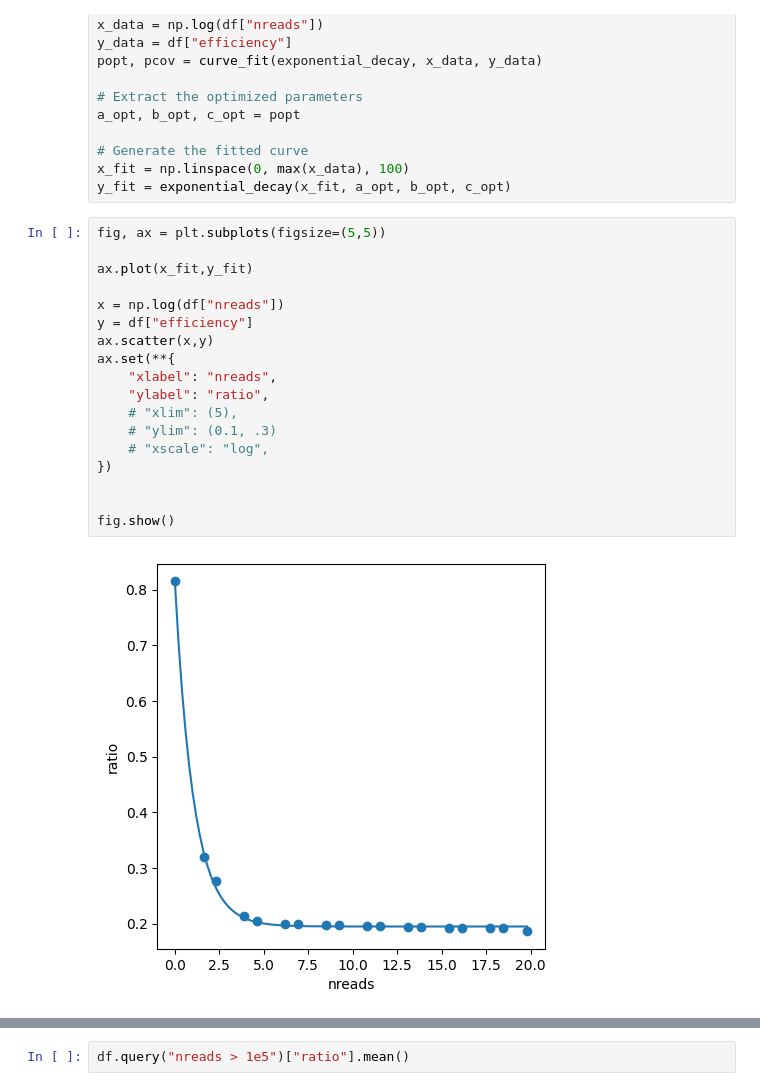
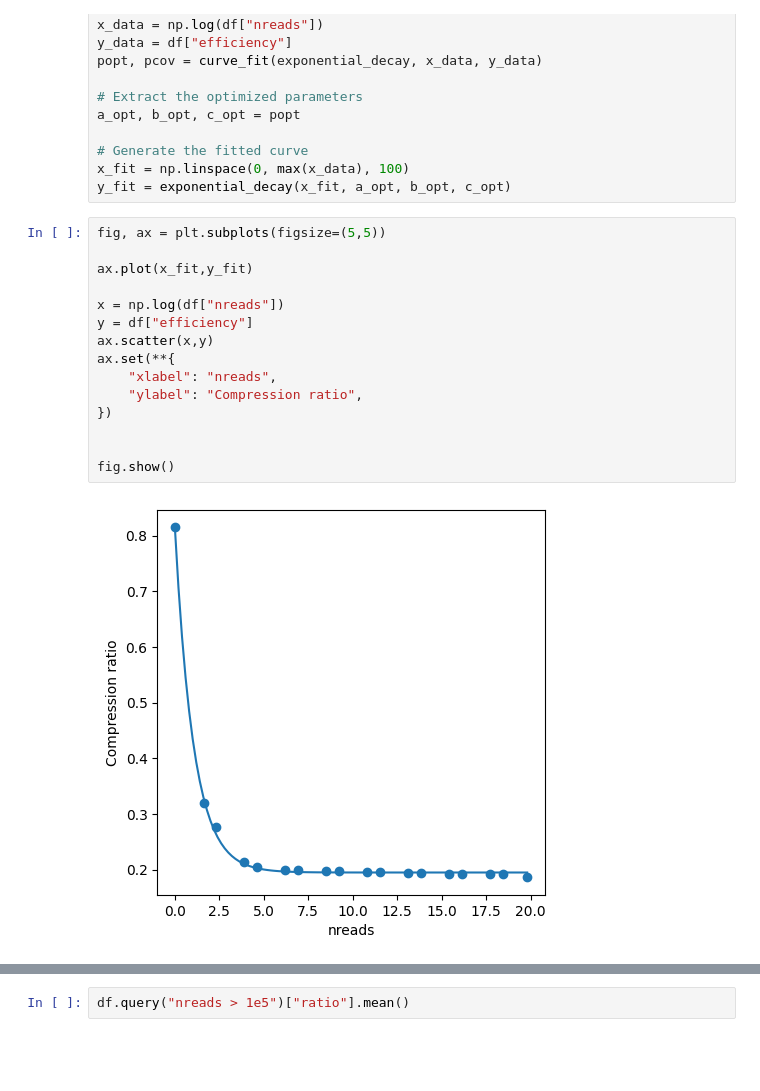
Before and after one commit to sbooeshaghi/seq.run, a Jupyter notebook: model.ipynb, the cells around one changed output, grey strips where cells are left out. Cells and saved outputs as stored; diff of their text form; blank space fills up the shorter version.

```diff
--- a/model.ipynb
+++ b/model.ipynb
@@ -174,23 +174,20 @@ y_fit = exponential_decay(x_fit, a_opt, b_opt, c_opt)
 # %%
 fig, ax = plt.subplots(figsize=(5,5))
 
 ax.plot(x_fit,y_fit)
 
 x = np.log(df["nreads"])
 y = df["efficiency"]
 ax.scatter(x,y)
 ax.set(**{
     "xlabel": "nreads",
-    "ylabel": "ratio",
-    # "xlim": (5),
-    # "ylim": (0.1, .3)
-    # "xscale": "log",
+    "ylabel": "Compression ratio",
 })
 
 
 fig.show()
 # %% [output]
-[figure, old version]
+[figure, new version]
 # %%
 fig, ax = plt.subplots(figsize=(5,5))
 
```
Also changed, not shown: parts of 2 cells of this notebook.
